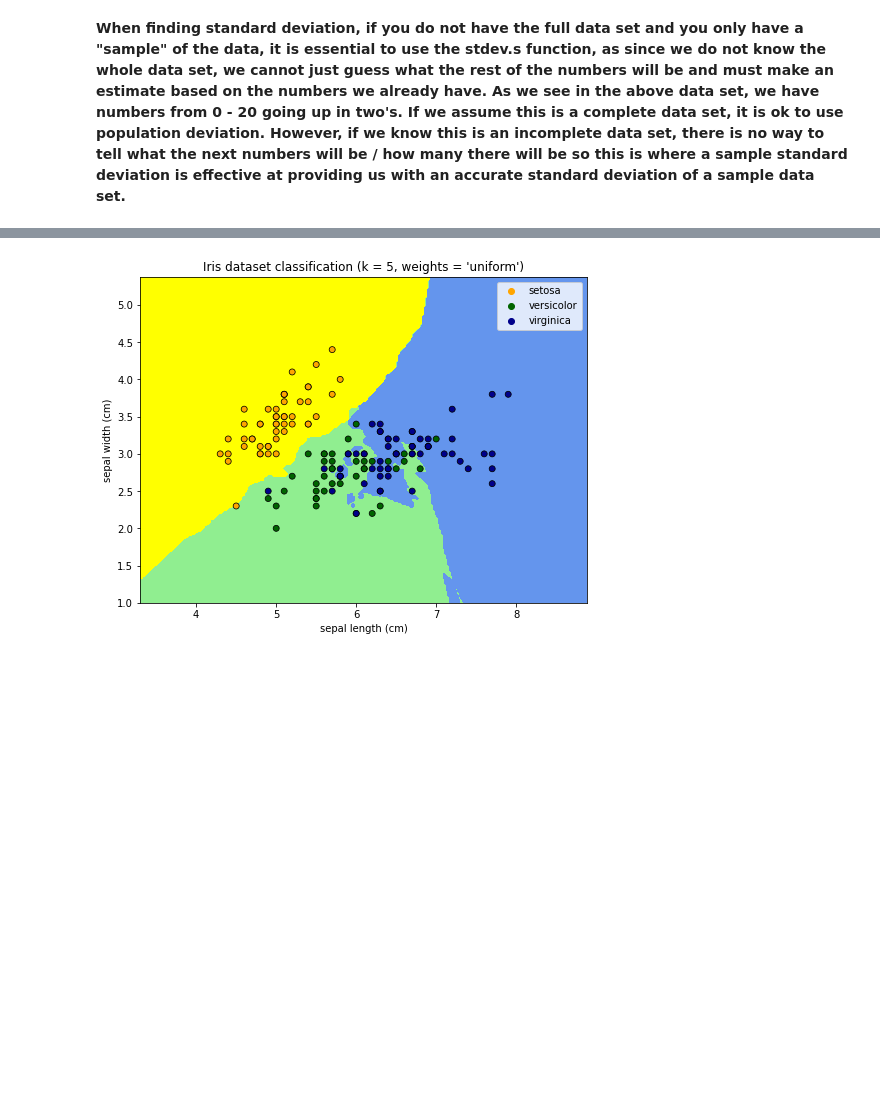
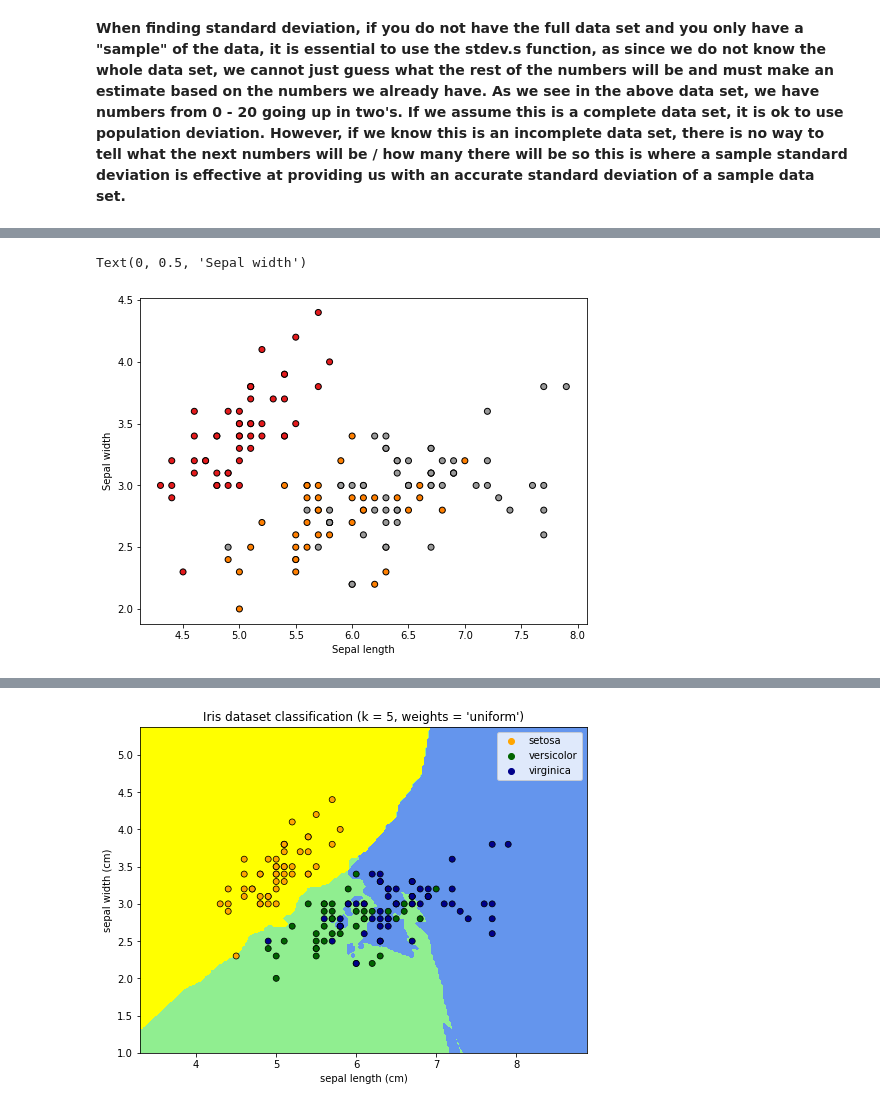
Before and after one commit to NathanGarrihy/EmergingTechTasks, a Jupyter notebook: EmergingTechTasks.ipynb, the cells around one changed output, grey strips where cells are left out. Drawn from its saved outputs; the diff is of its cells as text; code cells hidden in the pictures; blank space fills up the shorter version.

```diff
--- a/EmergingTechTasks.ipynb
+++ b/EmergingTechTasks.ipynb
@@ -165,0 +173,23 @@ y=iris.target
+# %%
+from sklearn.datasets import load_iris
+import matplotlib.pyplot as plt
+
+# Create iris Bunch object w/ iris dataset and its attributes
+iris = datasets.load_iris()
+X = iris.data
+y = iris.target
+
+x_min, x_max = X[:, 0].min() - .5, X[:, 0].max() + .5
+y_min, y_max = X[:, 1].min() - .5, X[:, 1].max() + .5
+
+plt.figure(2, figsize=(8, 6))
+plt.clf()
+
+# Plot the training points
+plt.scatter(X[:, 0], X[:, 1], c=y, cmap=plt.cm.Set1,
+            edgecolor='k')
+plt.xlabel('Sepal length')
+plt.ylabel('Sepal width')
+# %% [output]
+Text(0, 0.5, 'Sepal width')
+[figure, added]
```
Also changed, not shown: parts of 18 cells of this notebook, 1 other file.
